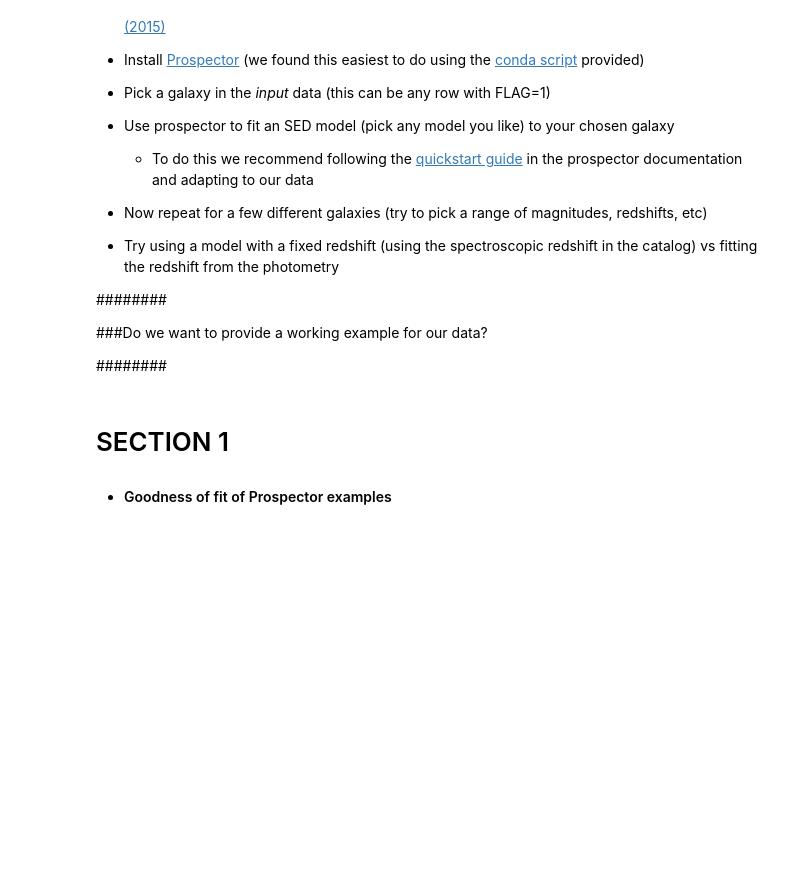
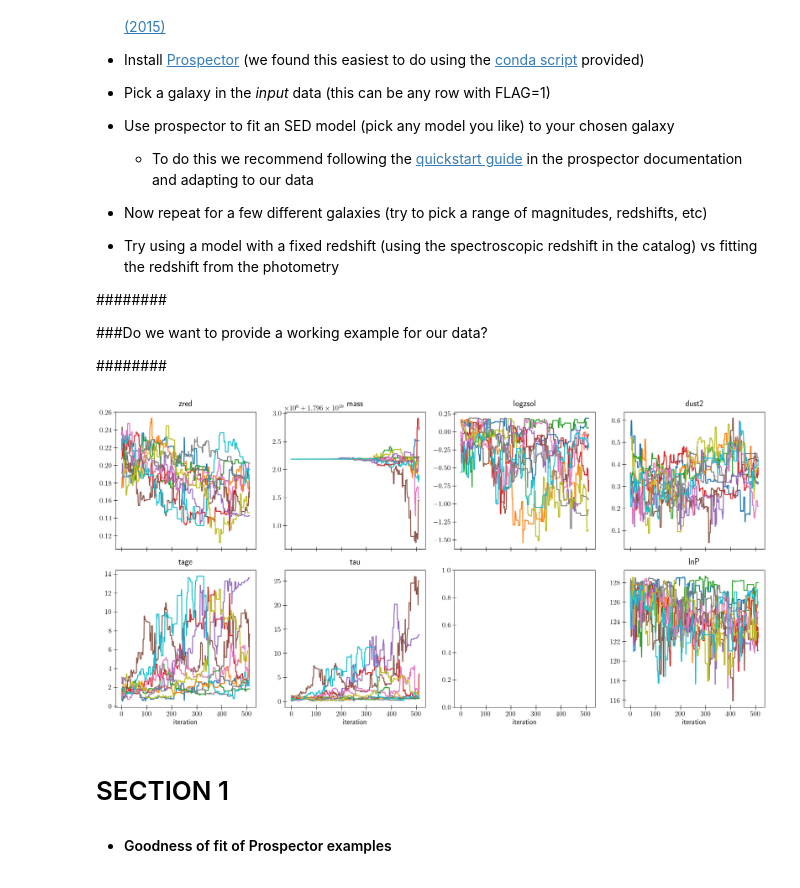
Before and after one commit to astro-nova/UWAstroStats, a Jupyter notebook: projects/sed-fitting/assignments/assignment1.ipynb, the cells around one changed output. Cells and saved outputs as stored; diff of their text form; code cells hidden in the pictures; blank space fills up the shorter version.

Commit message:
added reading steps for prospector output

```diff
--- a/projects/sed-fitting/assignments/assignment1.ipynb
+++ b/projects/sed-fitting/assignments/assignment1.ipynb
@@ -31,3 +31,41 @@ Feel free to write functions in a separate module and import them here if you li
 ###Do we want to provide a working example for our data?
 
 ########
+# %%
+import prospect.io.read_results as reader
+import matplotlib.pyplot as plt
+import matplotlib as mpl
+import numpy as np
+
+results_type = "emcee" # | "dynesty"
+# grab results (dictionary), the obs dictionary, and our corresponding models
+# When using parameter files set `dangerous=True`
+result, obs, _ = reader.results_from("demo_{}_mcmc.h5".format(results_type), dangerous=False)
+# %%
+styling = {
+        'text.usetex' : True,
+        'lines.linewidth' : 2,
+        'font.sans-serif' : 'Times New Roman',
+        'font.family' : 'sans-serif',
+        'axes.labelsize' : 15,
+        'legend.fontsize' : 15,
+        'font.size' : 15,
+        "xtick.labelsize": 15,
+        "ytick.labelsize": 15,
+        'ytick.major.size' : 8,
+        'ytick.minor.size' : 4,
+        'xtick.major.size' : 10,
+        'xtick.minor.size' : 6,
+        'xtick.direction' : 'inout',
+        'ytick.direction' : 'inout',
+}
+
+mpl.rcParams.update(styling)
+# %%
+if results_type == "emcee":
+    chosen = np.random.choice(result["run_params"]["nwalkers"], size=10, replace=False)
+    tracefig = reader.traceplot(result, figsize=(20,10), chains=chosen)
+else:
+    tracefig = reader.traceplot(result, figsize=(20,10))
+# %% [output]
+[figure, added]
```
Also changed, not shown: parts of 4 cells of this notebook.
